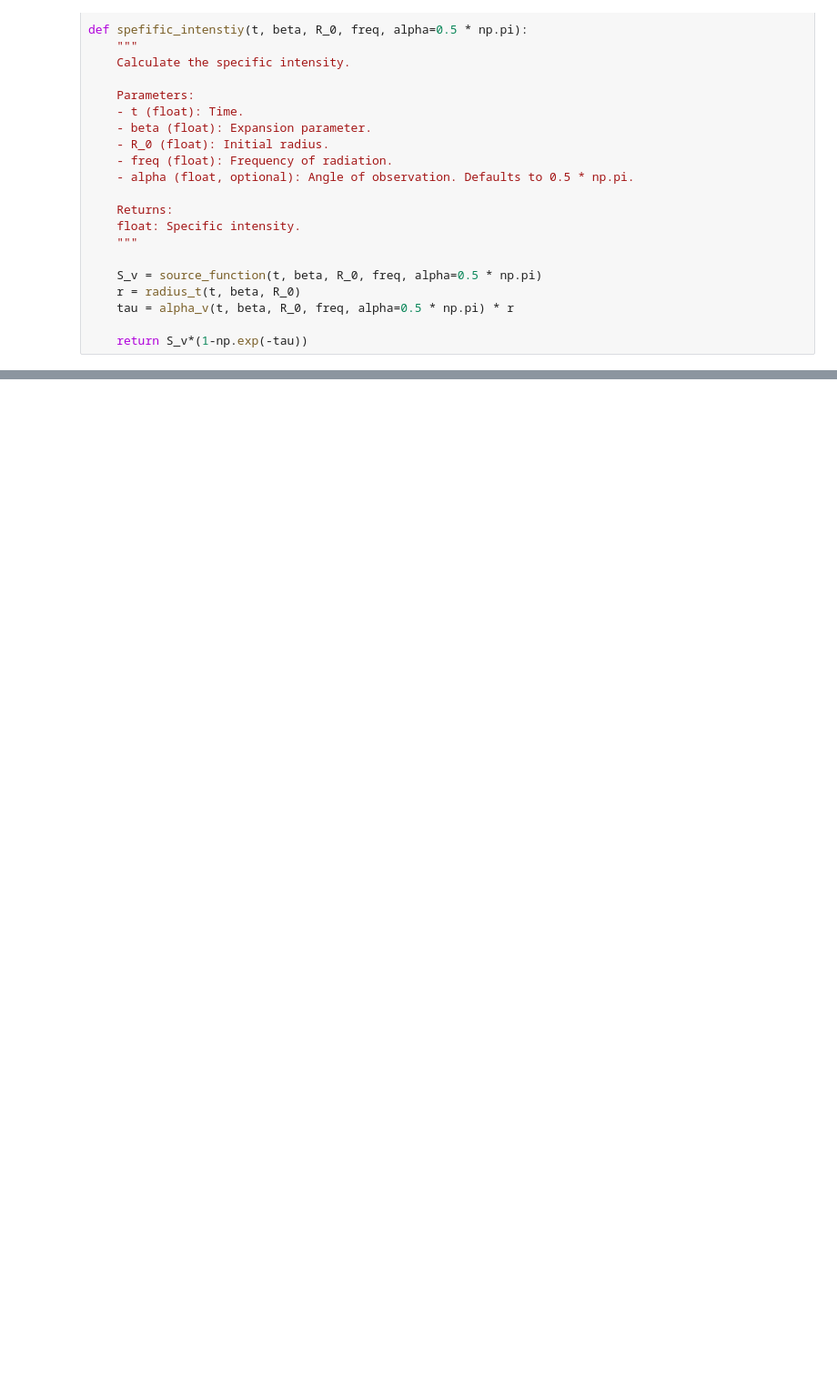
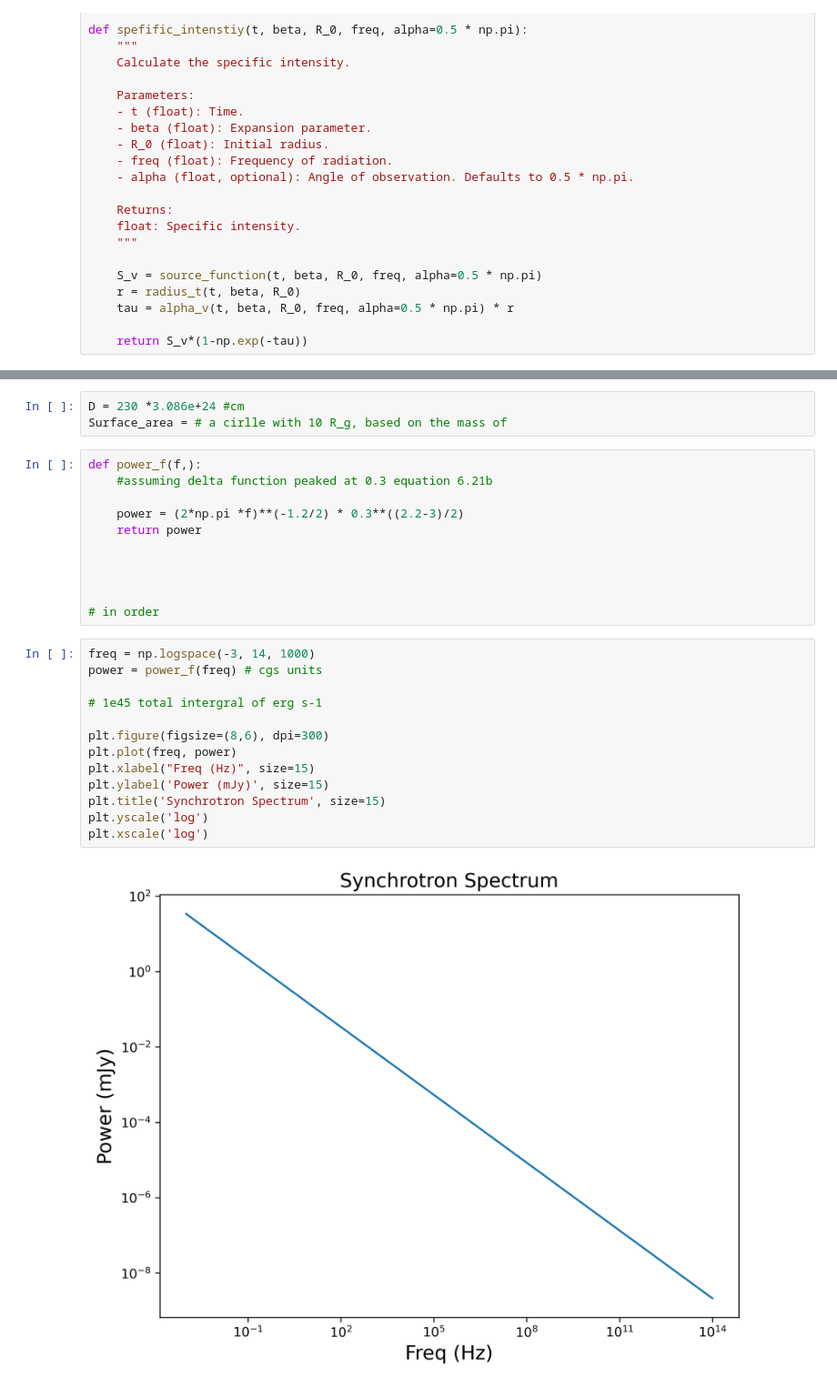
Before and after one commit to afinemax/extreme_astrophysics_2023, a Jupyter notebook: ps3/ps3.ipynb, the cells around one changed output, grey strips where cells are left out. Shown: that part at 91% size. Drawn from its saved outputs; the diff is of its cells as text; blank space fills up the shorter version.

```diff
--- a/ps3/ps3.ipynb
+++ b/ps3/ps3.ipynb
@@ -271,0 +275,29 @@ plt.savefig('hail_sagan_42069_time.pdf',bbox_inches='tight')
+# %%
+D = 230 *3.086e+24 #cm
+Surface_area = # a cirlle with 10 R_g, based on the mass of
+# %%
+def power_f(f,):
+    #assuming delta function peaked at 0.3 equation 6.21b
+
+    power = (2*np.pi *f)**(-1.2/2) * 0.3**((2.2-3)/2)
+    return power
+
+
+
+
+# in order
+# %%
+freq = np.logspace(-3, 14, 1000)
+power = power_f(freq) # cgs units
+
+# 1e45 total intergral of erg s-1
+
+plt.figure(figsize=(8,6), dpi=300)
+plt.plot(freq, power)
+plt.xlabel("Freq (Hz)", size=15)
+plt.ylabel('Power (mJy)', size=15)
+plt.title('Synchrotron Spectrum', size=15)
+plt.yscale('log')
+plt.xscale('log')
+# %% [output]
+[figure, added]
```
Also changed, not shown: parts of 8 cells of this notebook.
